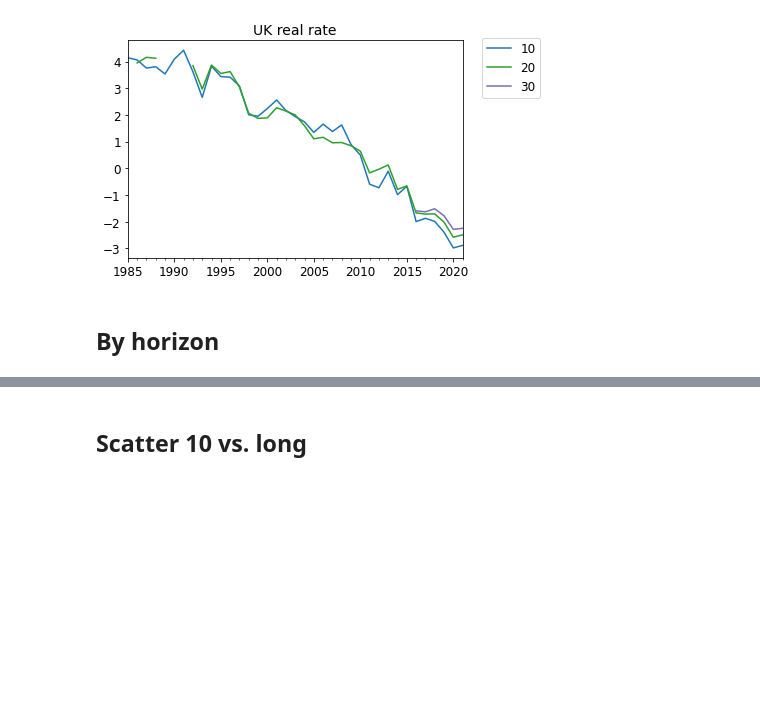
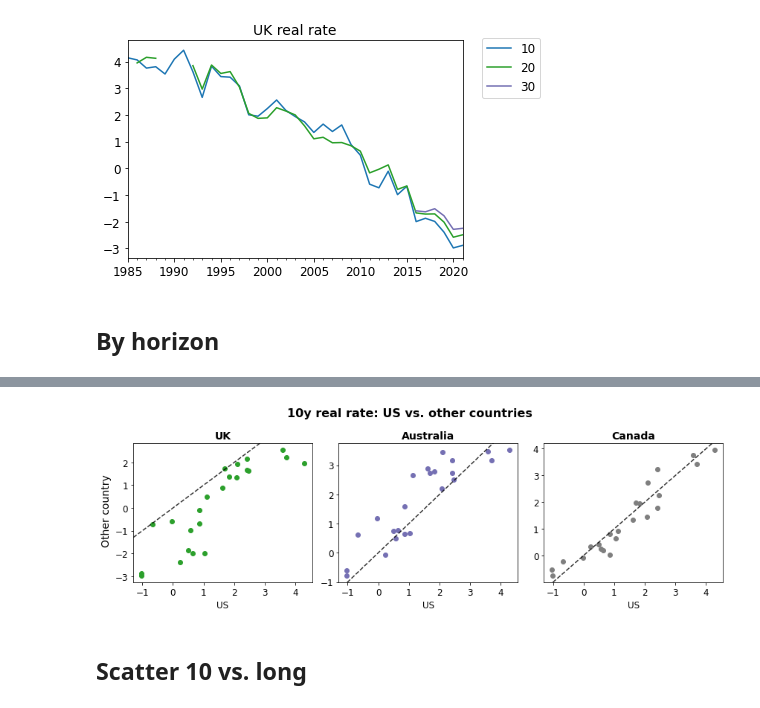
Before and after one commit to basilhalperin/agi_emh, a Jupyter notebook: main.ipynb, the cells around one changed output, grey strips where cells are left out. Drawn from its saved outputs; the diff is of its cells as text; code cells hidden in the pictures; blank space fills up the shorter version.

```diff
--- a/main.ipynb
+++ b/main.ipynb
@@ -263,3 +288,35 @@ for h in rs_by_horizon:
+# %%
+df = rs_by_horizon[10]
+
+gs = gridspec.GridSpec(1, 3)
+fig = plt.figure(figsize=(12,4))
+axes = {'UK': (0,0), 'Australia': (0,1), 'Canada': (0,2)}
+
+i = 1
+for country in axes:
+    g = gs[axes[country][0], axes[country][1]]
+    ax = plt.subplot(g)
+    ax.scatter(df['US'], df[country], color=colors[i])
+    plt.xlabel('US')
+    plt.title(country, weight='heavy')
+
+    ax.xaxis.set_tick_params(labelsize=12)
+    ax.yaxis.set_tick_params(labelsize=12)
+
+    ax.plot(plt.xlim(), plt.xlim(), linestyle='--', color='k', alpha=0.8,
+            scalex=False, scaley=False, label='45-degree')
+
+    i += 1
+
+#fig.supxlabel('supxlabel', size=14)
+fig.supylabel('Other country', size=14)
+fig.suptitle('10y real rate: US vs. other countries', size=16, weight='heavy')
+fig.tight_layout()
+
+if SAVE:
+    plt.savefig(R_FIGS_SAVE_PATH+'correlation_10y.png', dpi=300, bbox_inches='tight')
+# %% [output]
+[figure, added]
 # %% [markdown]
 ## Scatter 10 vs. long
 # %%
```
Also changed, not shown: parts of 6 cells of this notebook.
